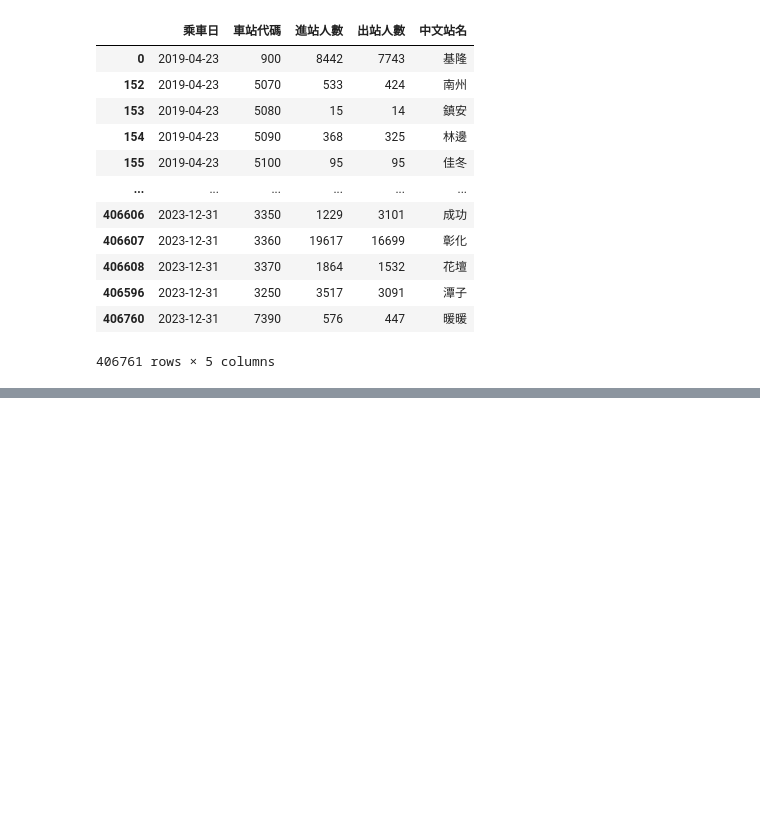
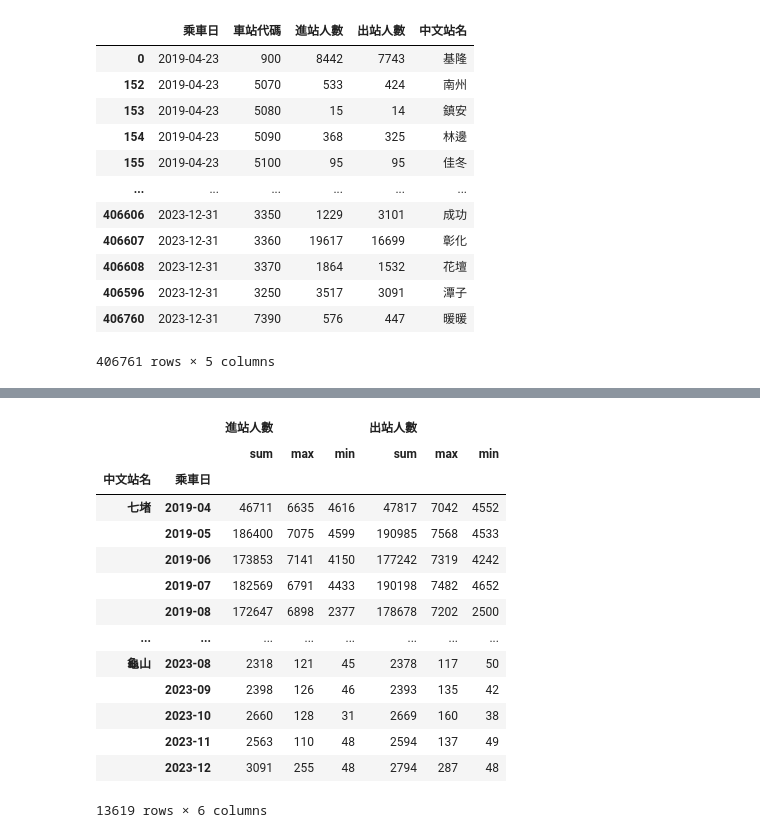
Before and after one commit to ginacarry/2024-02-AI-, a Jupyter notebook: lesson22/lesson22_4.ipynb, the cells around one changed output, grey strips where cells are left out. Saved outputs shown, nothing was run; the diff lists cells and outputs as text; code cells hidden in the pictures; blank space fills up the shorter version.

```diff
--- a/lesson22/lesson22_4.ipynb
+++ b/lesson22/lesson22_4.ipynb
@@ -180,0 +233,18 @@ station_all_df2
+# %%
+station_all_df2.groupby(['中文站名',station_all_df2['乘車日'].dt.strftime('%Y-%m')])[['進站人數','出站人數']].agg(['sum','max','min'])
+# %% [output]
+|  |  | 進站人數 |  |  | 出站人數 |  |  |
+|  |  | sum | max | min | sum | max | min |
+| 中文站名 | 乘車日 |  |  |  |  |  |  |
+| 七堵 | 2019-04 | 46711 | 6635 | 4616 | 47817 | 7042 | 4552 |
+|  | 2019-05 | 186400 | 7075 | 4599 | 190985 | 7568 | 4533 |
+|  | 2019-06 | 173853 | 7141 | 4150 | 177242 | 7319 | 4242 |
+|  | 2019-07 | 182569 | 6791 | 4433 | 190198 | 7482 | 4652 |
+|  | 2019-08 | 172647 | 6898 | 2377 | 178678 | 7202 | 2500 |
+| ... | ... | ... | ... | ... | ... | ... | ... |
+| 龜山 | 2023-08 | 2318 | 121 | 45 | 2378 | 117 | 50 |
+|  | 2023-09 | 2398 | 126 | 46 | 2393 | 135 | 42 |
+|  | 2023-10 | 2660 | 128 | 31 | 2669 | 160 | 38 |
+|  | 2023-11 | 2563 | 110 | 48 | 2594 | 137 | 49 |
+|  | 2023-12 | 3091 | 255 | 48 | 2794 | 287 | 48 |
+13619 rows × 6 columns
```
Also changed, not shown: parts of 5 cells of this notebook.
